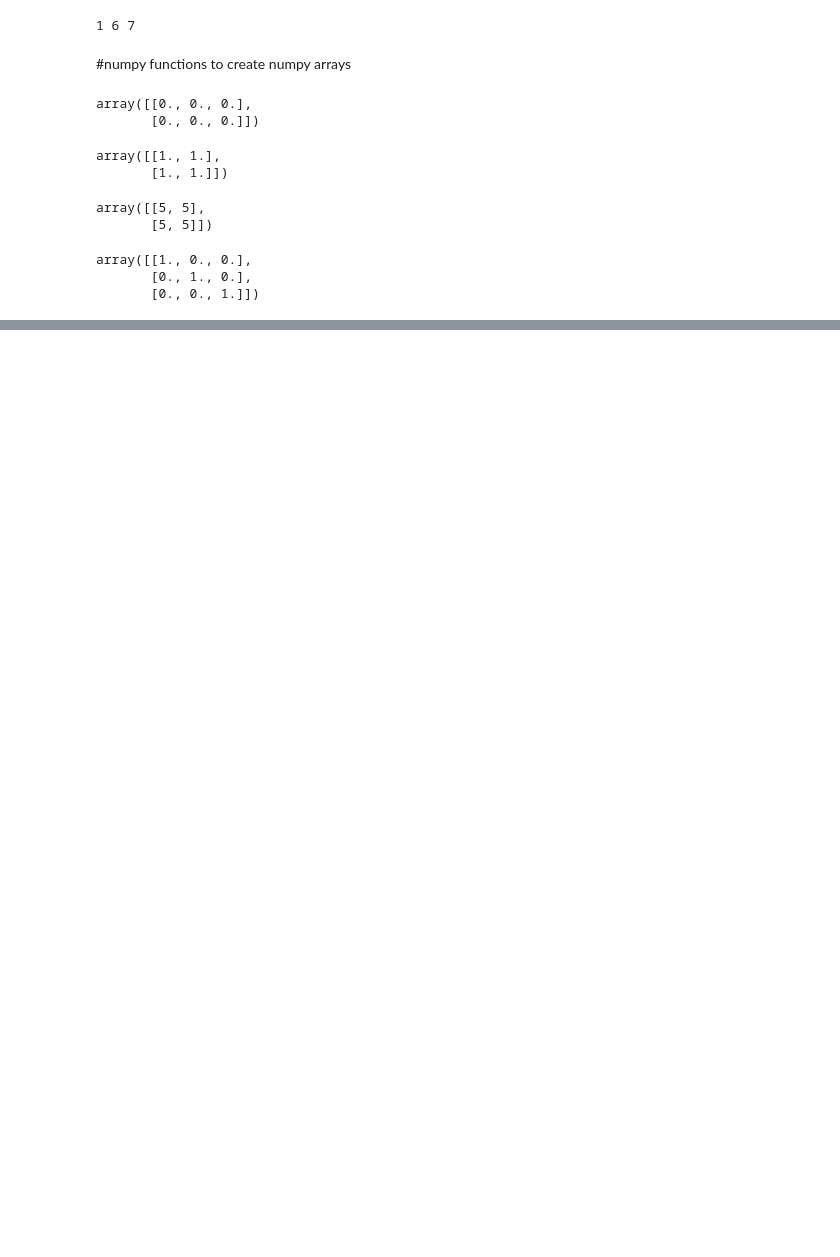
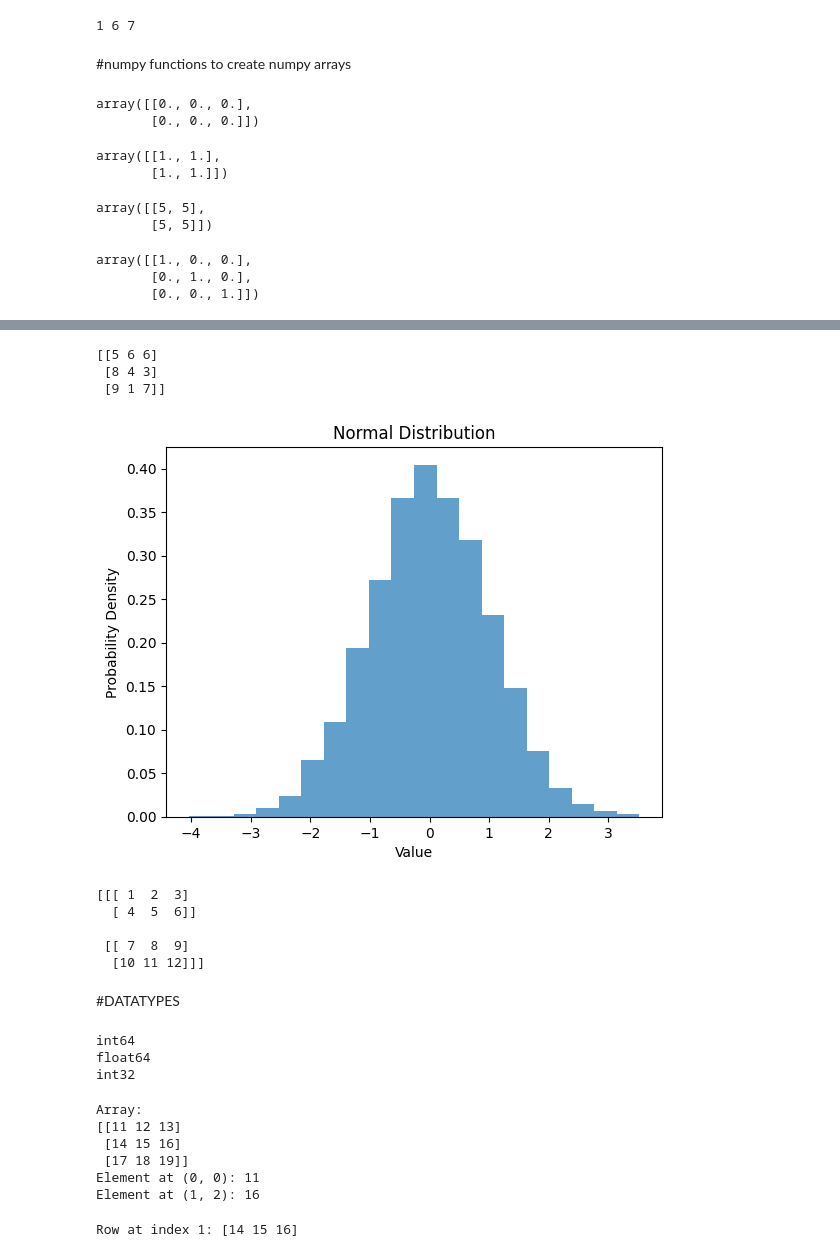
Before and after one commit to ayushi-006/Hands_on_Pandas-, a Jupyter notebook: PANDAS.ipynb, the cells around one changed output, grey strips where cells are left out. Drawn from its saved outputs; the diff is of its cells as text; code cells hidden in the pictures; blank space fills up the shorter version.

```diff
--- a/PANDAS.ipynb
+++ b/PANDAS.ipynb
@@ -751,0 +766,69 @@ array([[1., 0., 0.],
+# %%
+g = np.random.randint(1,10, (3,3))
+print(g)
+# %% [output]
+[[5 6 6]
+ [8 4 3]
+ [9 1 7]]
+# %%
+# Generate random numbers from a normal distribution
+uniform_data = np.random.randn(10000)
+
+
+# Plot the histogram
+plt.hist(uniform_data, bins=20, density=True, alpha=0.7)
+plt.title('Normal Distribution')
+plt.xlabel('Value')
+plt.ylabel('Probability Density')
+plt.show()
+# %% [output]
+[figure, added]
+# %%
+#creating a 3D array
+
+arr = np.array([[[1,2,3],[4,5,6]],[[7,8,9],[10,11,12]]])
+print(arr)
+# %% [output]
+[[[ 1  2  3]
+  [ 4  5  6]]
+
+ [[ 7  8  9]
+  [10 11 12]]]
+# %% [markdown]
+#DATATYPES
+# %%
+x = np.array([1,2])
+print(x.dtype) #numpy itself chooses its default datatype as 64 bits
+
+y = np.array([1.0,2.0])
+print(y.dtype)
+
+z = np.array([1,2], dtype = np.int32)
+print(z.dtype) # we can change the same
+# %% [output]
+int64
+float64
+int32
+# %%
+# Create a 2D array
+arr = np.array([[11, 12, 13], [14, 15, 16], [17, 18, 19]])
+
+
+
+
+# Accessing individual elements
+print("Array:")
+print(arr)
+print("Element at (0, 0):", arr[0, 0])
+print("Element at (1, 2):", arr[1, 2])
+# %% [output]
+Array:
+[[11 12 13]
+ [14 15 16]
+ [17 18 19]]
+Element at (0, 0): 11
+Element at (1, 2): 16
+# %%
+print("Row at index 1:" , arr[1])
+# %% [output]
+Row at index 1: [14 15 16]
```
Also changed, not shown: parts of 10 cells of this notebook.
